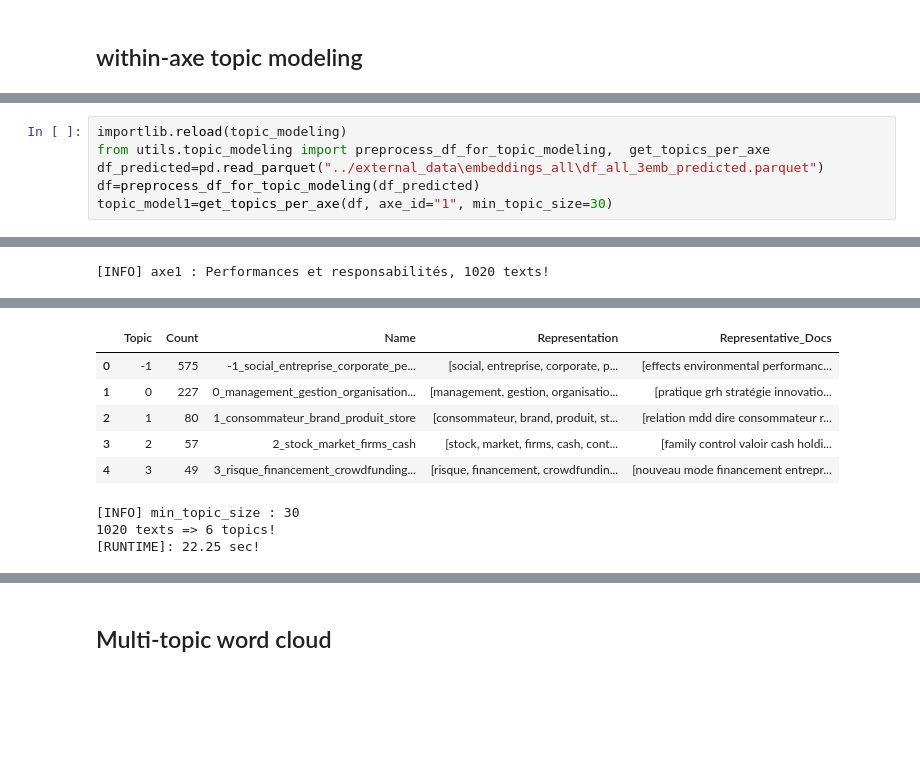
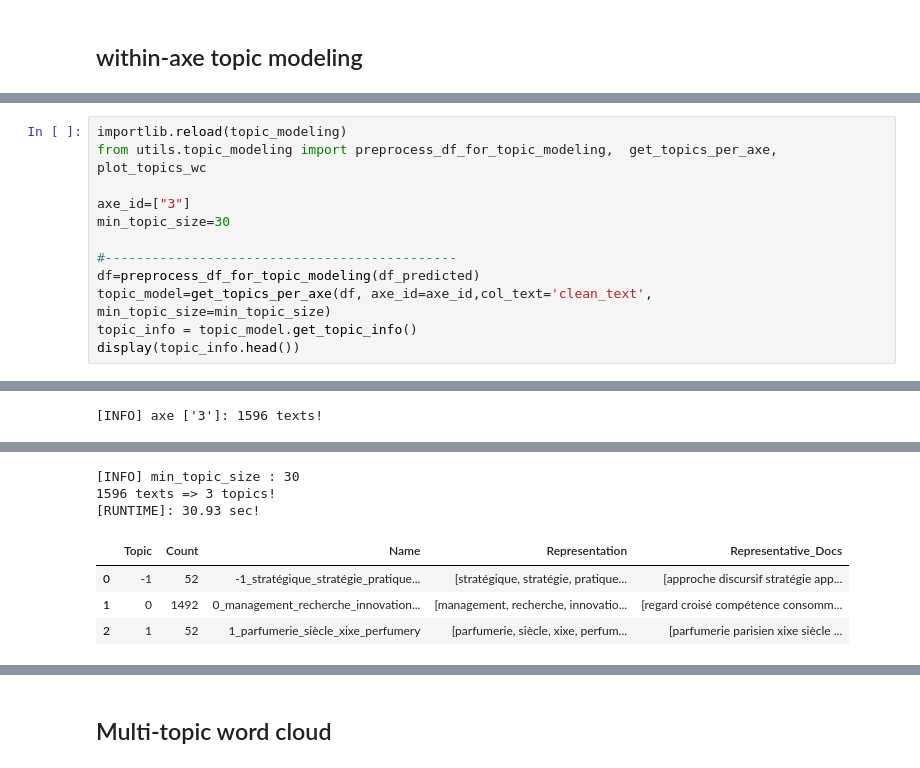
Before and after one commit to yeliu-dh/hal_insight, a Jupyter notebook: notebooks/test_topic.ipynb, the cells around one changed output, grey strips where cells are left out. Cells and saved outputs as stored; diff of their text form; blank space fills up the shorter version.

Commit message:
topic

```diff
--- a/notebooks/test_topic.ipynb
+++ b/notebooks/test_topic.ipynb
@@ -289,7 +318,13 @@ from utils import topic_modeling
 # %%
 importlib.reload(topic_modeling)
-from utils.topic_modeling import preprocess_df_for_topic_modeling,  get_topics_per_axe
-df_predicted=pd.read_parquet("../external_data\embeddings_all\df_all_3emb_predicted.parquet")
+from utils.topic_modeling import preprocess_df_for_topic_modeling,  get_topics_per_axe, plot_topics_wc
+
+axe_id=["3"]
+min_topic_size=30
+
+#---------------------------------------------
 df=preprocess_df_for_topic_modeling(df_predicted)
-topic_model1=get_topics_per_axe(df, axe_id="1", min_topic_size=30)
+topic_model=get_topics_per_axe(df, axe_id=axe_id,col_text='clean_text', min_topic_size=min_topic_size)
+topic_info = topic_model.get_topic_info()
+display(topic_info.head())
 # %% [output]
@@ -297 +332 @@ topic_model1=get_topics_per_axe(df, axe_id="1", min_topic_size=30)
-[INFO] axe1 : Performances et responsabilités, 1020 texts!
+[INFO] axe ['3']: 1596 texts!
@@ -305,9 +340,7 @@ topic_model1=get_topics_per_axe(df, axe_id="1", min_topic_size=30)
+[INFO] min_topic_size : 30
+1596 texts => 3 topics!
+[RUNTIME]: 30.93 sec!
 |  | Topic | Count | Name | Representation | Representative_Docs |
-| 0 | -1 | 575 | -1_social_entreprise_corporate_pe... | [social, entreprise, corporate, p... | [effects environmental performanc... |
-| 1 | 0 | 227 | 0_management_gestion_organisation... | [management, gestion, organisatio... | [pratique grh stratégie innovatio... |
-| 2 | 1 | 80 | 1_consommateur_brand_produit_store | [consommateur, brand, produit, st... | [relation mdd dire consommateur r... |
-| 3 | 2 | 57 | 2_stock_market_firms_cash | [stock, market, firms, cash, cont... | [family control valoir cash holdi... |
-| 4 | 3 | 49 | 3_risque_financement_crowdfunding... | [risque, financement, crowdfundin... | [nouveau mode financement entrepr... |
+| 0 | -1 | 52 | -1_stratégique_stratégie_pratique... | [stratégique, stratégie, pratique... | [approche discursif stratégie app... |
+| 1 | 0 | 1492 | 0_management_recherche_innovation... | [management, recherche, innovatio... | [regard croisé compétence consomm... |
+| 2 | 1 | 52 | 1_parfumerie_siècle_xixe_perfumery | [parfumerie, siècle, xixe, perfum... | [parfumerie parisien xixe siècle ... |
-[INFO] min_topic_size : 30
-1020 texts => 6 topics!
-[RUNTIME]: 22.25 sec!
```
Also changed, not shown: parts of 39 cells of this notebook, 6 other files.
